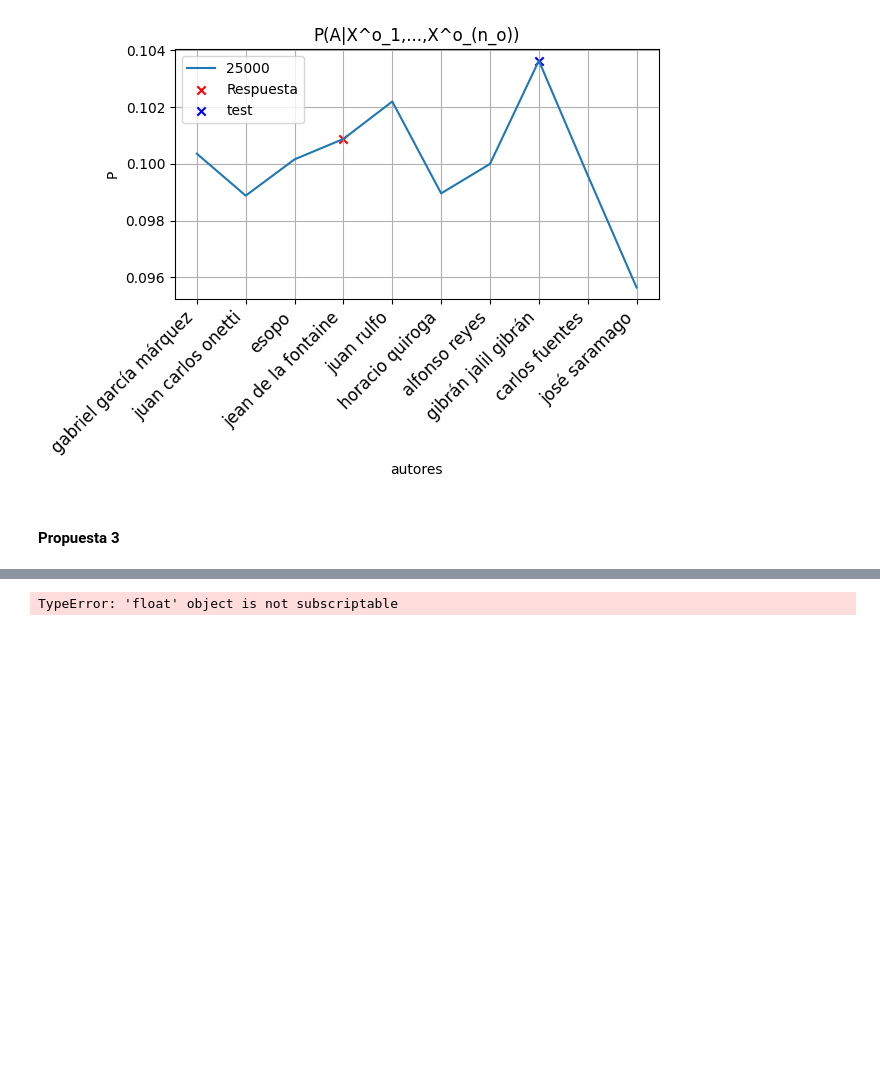
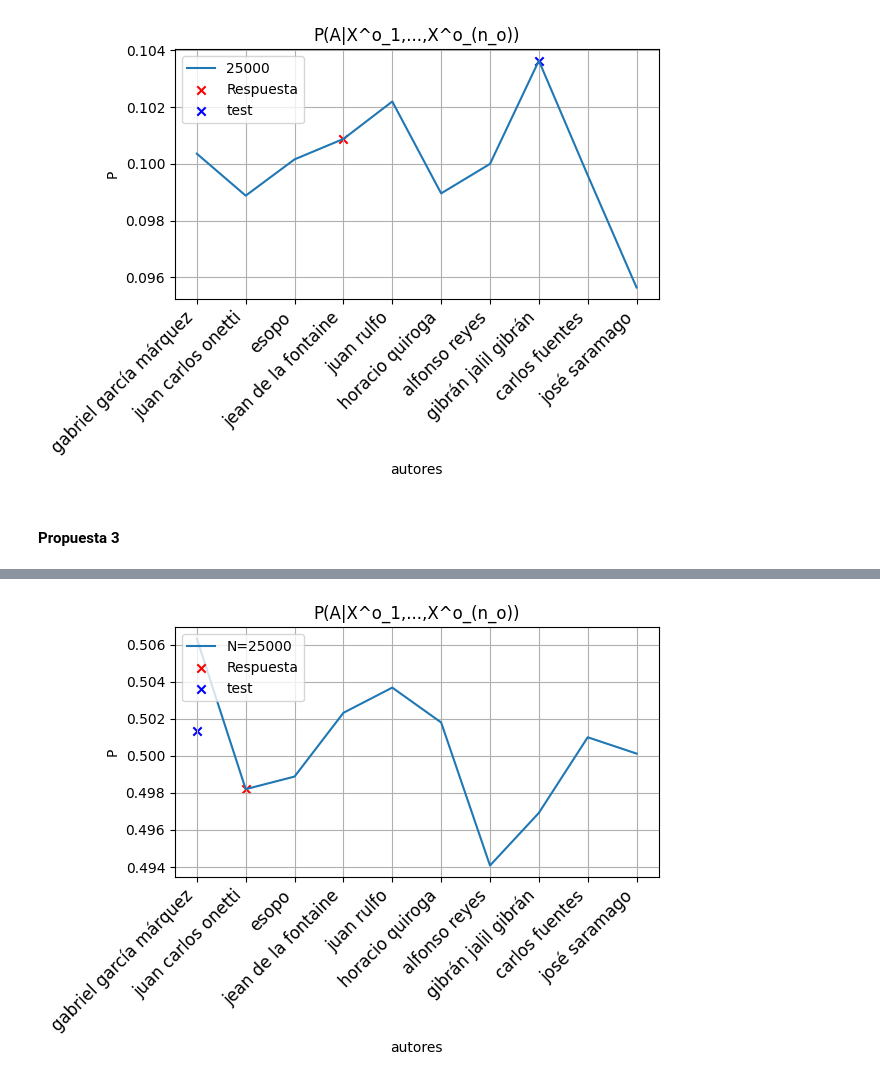
Before and after one commit to robertorys/Tesis, a Jupyter notebook: Test_mib_v2_3_3.ipynb, the cells around one changed output, grey strips where cells are left out. Saved outputs shown, nothing was run; the diff lists cells and outputs as text; code cells hidden in the pictures; blank space fills up the shorter version.

```diff
--- a/Test_mib_v2_3_3.ipynb
+++ b/Test_mib_v2_3_3.ipynb
@@ -1330,13 +1330,22 @@ for a in Ai.keys():
     Pai_Wj_AiT = {}
     for w in W:
         tWj_AiT = {}
-        for t in T.values:
-            tWj_AiT[(1,t)] = {(1,):nw_at[(a,t)][w], (0,):0}
 
-            nw_notat = 0
-            for not_ai in A.values - set([a]):
-                nw_notat += nw_at[(not_ai,t)][w]
-            tWj_AiT[(0,t)] = {(1,):nw_notat, (0,):0}
+        if w in vocab_ai:
+
+            for t in T.values:
+                tWj_AiT[(1,t)] = {(1,):nw_at[(a,t)][w], (0,):0}
+
+                nw_notat = 0
+                for not_ai in A.values - set([a]):
+                    nw_notat += nw_at[(not_ai,t)][w]
+                tWj_AiT[(0,t)] = {(1,):nw_notat, (0,):0}
+
+        else:
+             for t in T.values:
+                tWj_AiT[(1,t)] = {(1,):0, (0,):0}
+                tWj_AiT[(0,t)] = {(1,):0, (0,):0}
+
         Laplace_gral(tWj_AiT)
         Pai_Wj_AiT[w] = mb.Distrib(tWj_AiT, (W[w],), (Ai[a],T))
 
@@ -1418,12 +1453,12 @@ marker_t
 # %%
-i = 1
+i = 2
 y = test_n[i]
 title = "P(A|X^o_1,...,X^o_(n_o))"
 label = "N=25000"
 mt = marker_t[i]
 m = marker[i]
 grafica_a(list(Q_Ai.keys()),y,title,label,'autores','P',mt,m)
 # %% [output]
-TypeError: 'float' object is not subscriptable
+[figure, added]
 # %%
 ()
```
Also changed, not shown: parts of 8 cells of this notebook, 7 other files.
